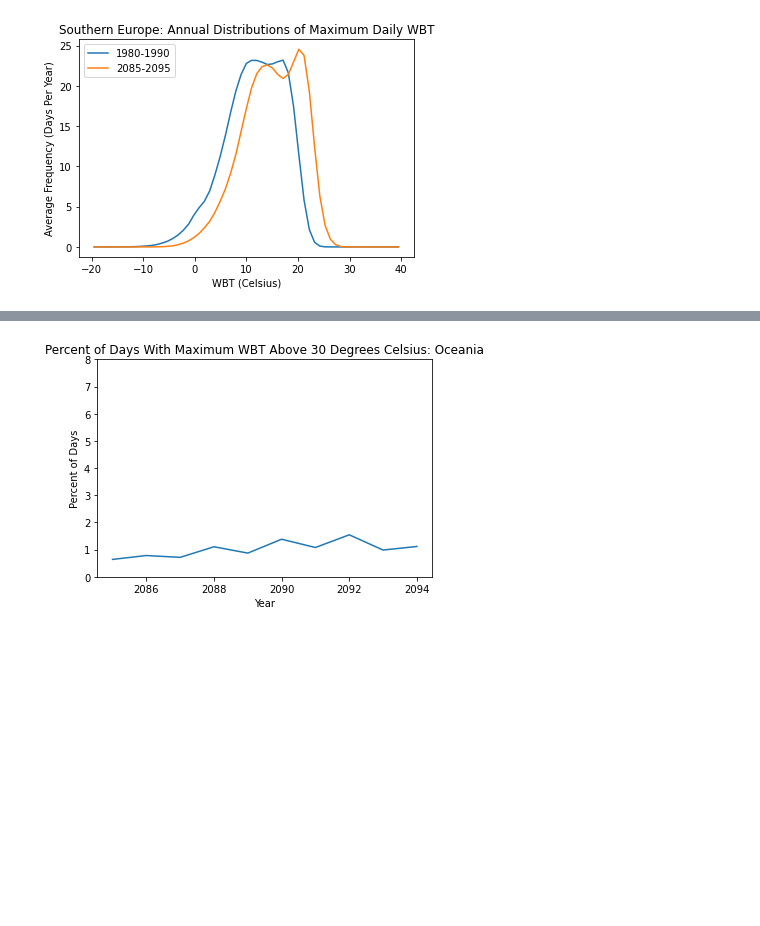
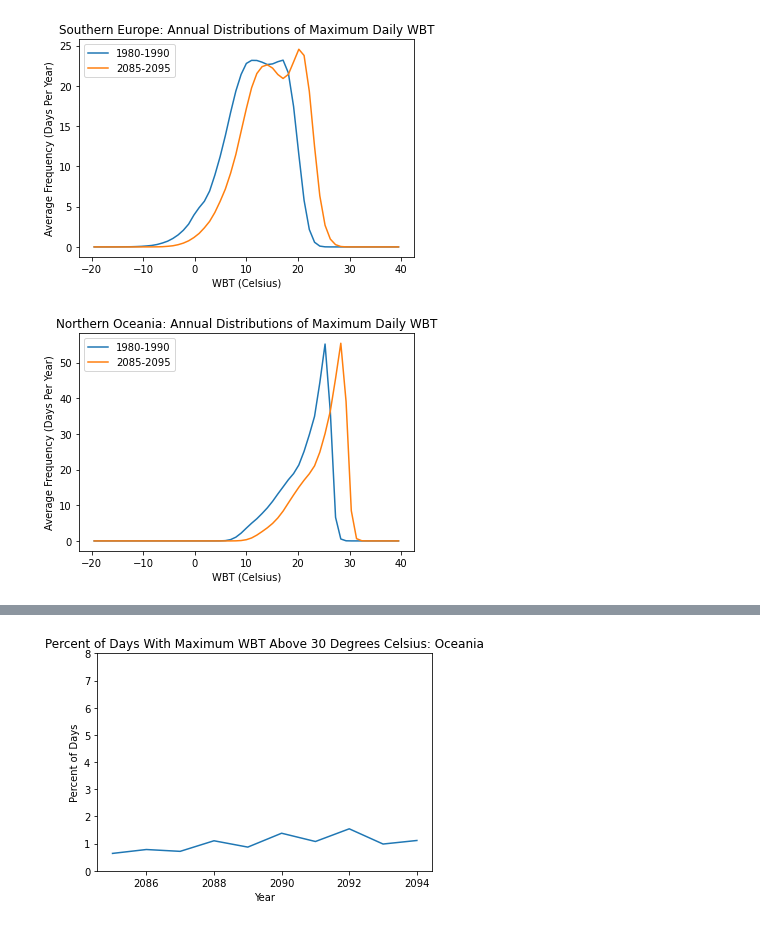
Before and after one commit to KYan19/pei, a Jupyter notebook: notebooks/4.2_WBTPlots.ipynb, the cells around one changed output, grey strips where cells are left out. Saved outputs shown, nothing was run; the diff lists cells and outputs as text; code cells hidden in the pictures; blank space fills up the shorter version.

```diff
--- a/notebooks/4.2_WBTPlots.ipynb
+++ b/notebooks/4.2_WBTPlots.ipynb
@@ -239,3 +247,7 @@ hist1('Southern South America')
 hist1('Southern Europe')
 # %% [output]
 [figure]
+# %%
+hist1('Northern Oceania')
+# %% [output]
+[figure, added]
```
Also changed, not shown: parts of 10 cells of this notebook, 3 other files.
